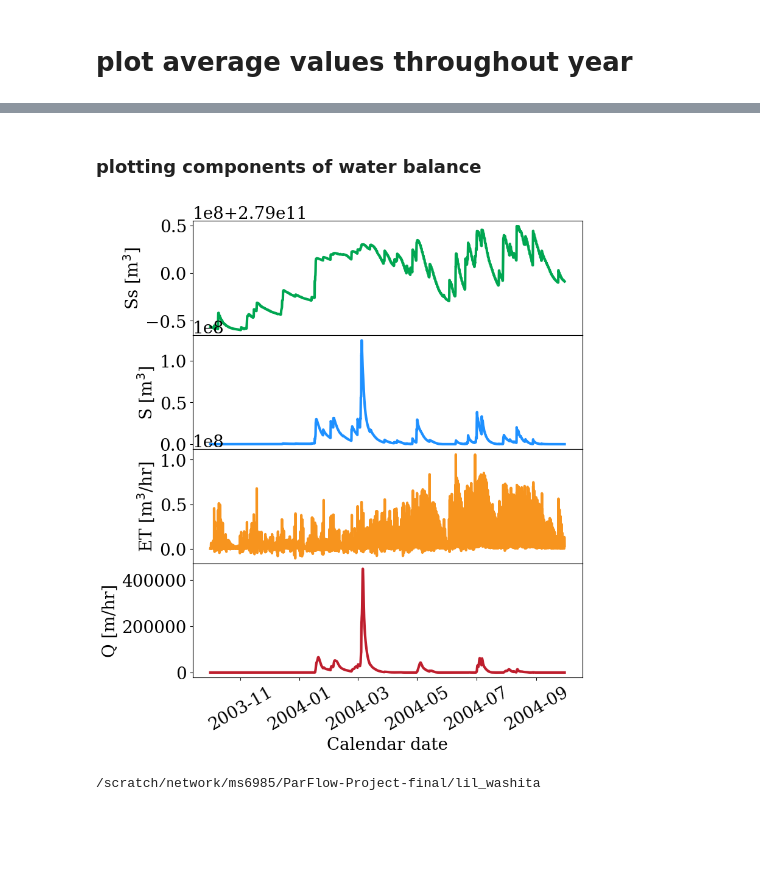
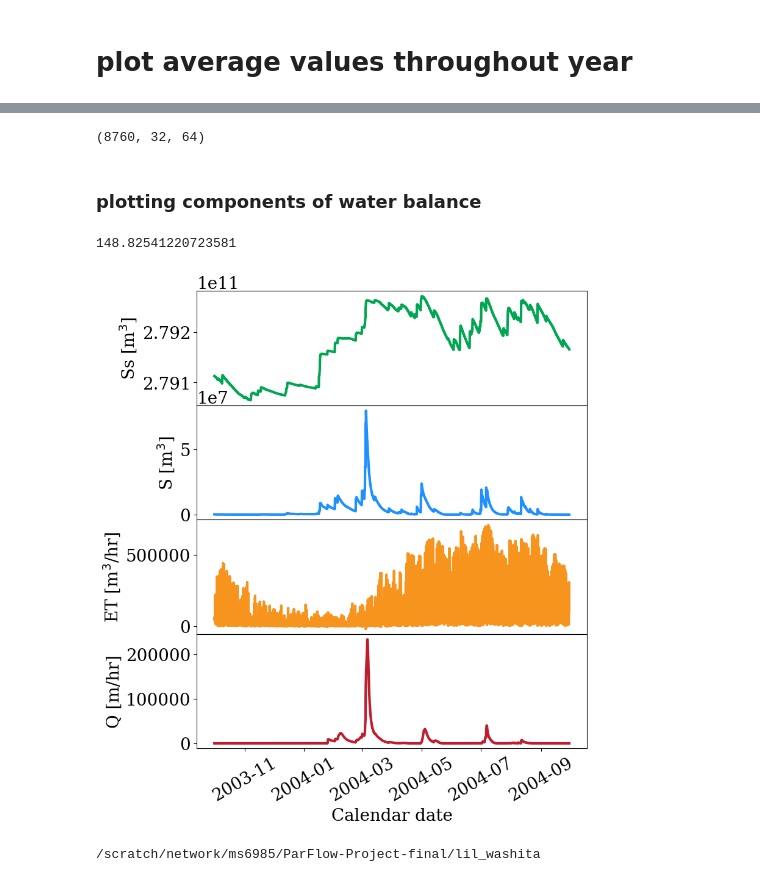
Before and after one commit to mashadab/ParFlow-project, a Jupyter notebook: little_washita/Simulation_Analysis_conus_subset_lil_washita_multiple_cycles.ipynb, the cells around one changed output, grey strips where cells are left out. Drawn from its saved outputs; the diff is of its cells as text; code cells hidden in the pictures; blank space fills up the shorter version.

Commit message:
ET should come from CLM not parflow!
135 times difference in result

```diff
--- a/little_washita/Simulation_Analysis_conus_subset_lil_washita_multiple_cycles.ipynb
+++ b/little_washita/Simulation_Analysis_conus_subset_lil_washita_multiple_cycles.ipynb
@@ -494,3 +967,17 @@ The mean water table depth is for cycle 5 is 4.293941084823606 m
+# %%
+et_mmps = (clm_output_T_mmps + clm_output_Ebs_mmps)
+print(np.shape(et_mmps))
+et_avg = np.mean(
+    (clm_output_T_mmps + clm_output_Ebs_mmps) * 60 * 60,
+    axis=0  #ET in mm per hour
+)
+
+et_cum_p_hr_sum = np.sum(
+    (clm_output_T_mmps + clm_output_Ebs_mmps) * 60 * 60,
+    axis=(1,2)
+)*dx*dy*1e-3  #ET in m per hour
+# %% [output]
+(8760, 32, 64)
 # %% [markdown]
 ### plotting components of water balance
 # %%
@@ -499,36 +986,41 @@ d = datetime(2003, 10, 1, 0, 0)
 
 #print(d + timedelta(hours = time_array_plot[0,2]))
 time_array_one_row = np.linspace(0,8760,8761)#time_array_plot[0,:]
 
 time_array_datetime = ([d + timedelta(hours = i) for i in time_array_one_row])
 
 #time_array_datetime = np.tile(t_time_datetime, (20,1))
 
 #plotting components of water balance
 fig, axs = plt.subplots(4, sharex=True, figsize=(8,10) , dpi=100)
 #fig.suptitle('Little Washita Water Balance')
 axs[0].plot(time_array_datetime,subsurface_storage, linewidth=3, color = green)
 axs[0].set_ylabel("Ss [m$^3$]")
 axs[1].plot(time_array_datetime,surface_storage, linewidth=3, color = blue)
 axs[1].set_ylabel("S [m$^3$]")
-axs[2].plot(time_array_datetime,et, linewidth=3, color = orange)
+#axs[2].plot(time_array_datetime,et, linewidth=3, color = orange)
+axs[2].plot(time_array_datetime[:-1],et_cum_p_hr_sum, linewidth=3, color = orange)
 axs[2].set_ylabel("ET [m$^3$/hr]")
 axs[3].plot(time_array_datetime,overland_flow[:,24,50], linewidth=3, color = red)
 axs[3].set_ylabel("Q [m/hr]")
 plt.xlabel('Calendar date')
 plt.subplots_adjust(left=0.1,
                     bottom=0.1,
                     right=0.9,
                     top=0.85,
                     wspace=0.0,
                     hspace=0.0)
 axs[1].ticklabel_format(axis='y', style='sci', scilimits=(0,0))
 plt.xticks(rotation = 30)
 plt.savefig(f'little_washita_time_sim_type{sim_type}_storage_cycle{cycle}.pdf',bbox_inches='tight', dpi = 600)
 plt.savefig(f'little_washita_time_sim_type{sim_type}_storage_cycle{cycle}.png',bbox_inches='tight', dpi = 600)
-np.savez(f'little_washita_time{icount}hr_sim_type{sim_type}_storage_cycle{cycle}',subsurface_storage,surface_storage,et,overland_flow)
+np.savez(f'little_washita_time{icount}hr_sim_type{sim_type}_storage_cycle{cycle}',subsurface_storage,surface_storage,et_cum_p_hr_sum,overland_flow)
+
+
+print(np.max(et)/np.max(et_cum_p_hr_sum))
 # %% [output]
+148.82541220723581
-[figure, old version]
+[figure, new version]
 # %%
 !pwd
 # %% [output]
```
Also changed, not shown: parts of 8 cells of this notebook.
